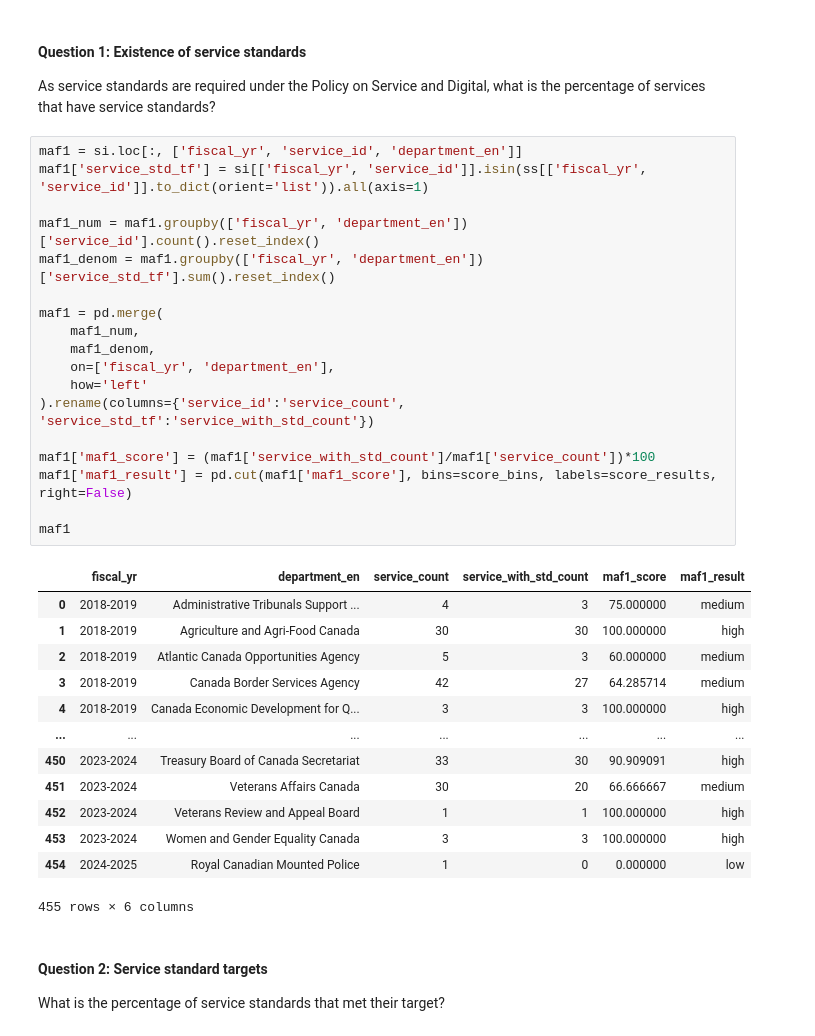
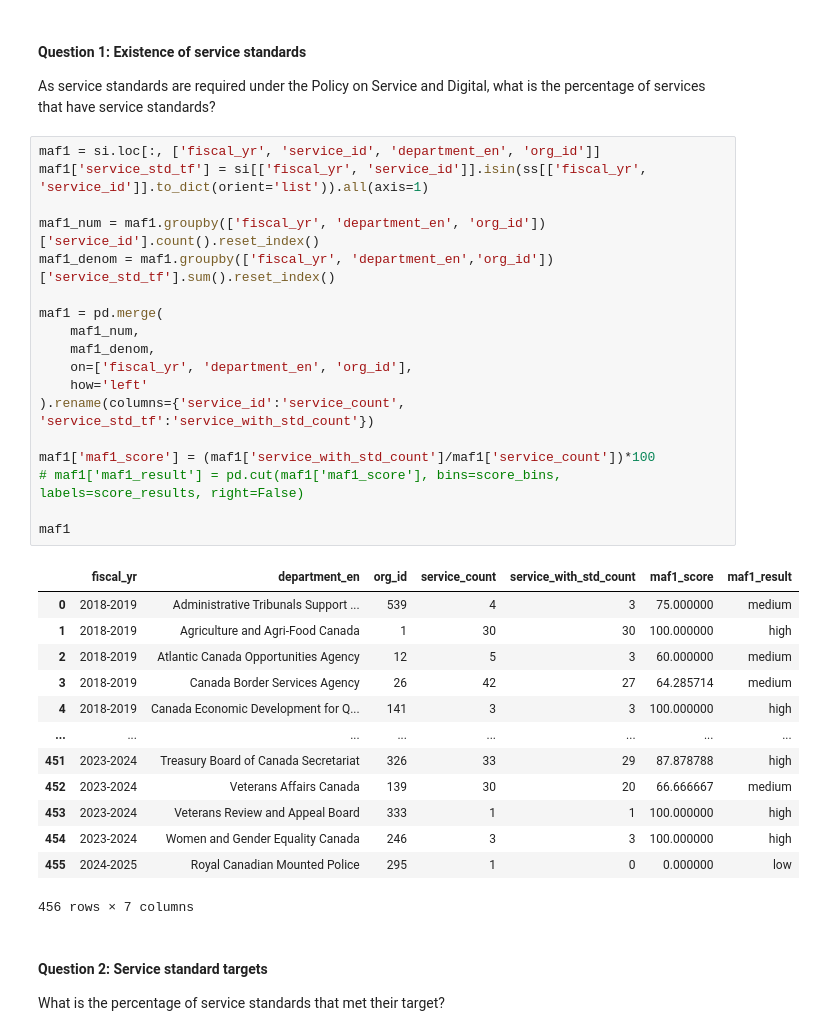
Before and after one commit to gcperformance/service-data, a Jupyter notebook: gc-service-data-script.ipynb, the cells around one changed output. Cells and saved outputs as stored; diff of their text form.

```diff
--- a/gc-service-data-script.ipynb
+++ b/gc-service-data-script.ipynb
@@ -579,37 +546,37 @@ score_results = ['low', 'medium', 'high']
 #### Question 1: Existence of service standards
 As service standards are required under the Policy on Service and Digital, what is the percentage of services that have service standards?
 # %%
-maf1 = si.loc[:, ['fiscal_yr', 'service_id', 'department_en']]
+maf1 = si.loc[:, ['fiscal_yr', 'service_id', 'department_en', 'org_id']]
 maf1['service_std_tf'] = si[['fiscal_yr', 'service_id']].isin(ss[['fiscal_yr', 'service_id']].to_dict(orient='list')).all(axis=1)
 
-maf1_num = maf1.groupby(['fiscal_yr', 'department_en'])['service_id'].count().reset_index()
-maf1_denom = maf1.groupby(['fiscal_yr', 'department_en'])['service_std_tf'].sum().reset_index()
+maf1_num = maf1.groupby(['fiscal_yr', 'department_en', 'org_id'])['service_id'].count().reset_index()
+maf1_denom = maf1.groupby(['fiscal_yr', 'department_en','org_id'])['service_std_tf'].sum().reset_index()
 
 maf1 = pd.merge(
     maf1_num,
     maf1_denom,
-    on=['fiscal_yr', 'department_en'],
+    on=['fiscal_yr', 'department_en', 'org_id'],
     how='left'
 ).rename(columns={'service_id':'service_count', 'service_std_tf':'service_with_std_count'})
 
 maf1['maf1_score'] = (maf1['service_with_std_count']/maf1['service_count'])*100
-maf1['maf1_result'] = pd.cut(maf1['maf1_score'], bins=score_bins, labels=score_results, right=False)
+# maf1['maf1_result'] = pd.cut(maf1['maf1_score'], bins=score_bins, labels=score_results, right=False)
 
 maf1
 # %% [output]
-|  | fiscal_yr | department_en | service_count | service_with_std_count | maf1_score | maf1_result |
-| 0 | 2018-2019 | Administrative Tribunals Support ... | 4 | 3 | 75.000000 | medium |
-| 1 | 2018-2019 | Agriculture and Agri-Food Canada | 30 | 30 | 100.000000 | high |
-| 2 | 2018-2019 | Atlantic Canada Opportunities Agency | 5 | 3 | 60.000000 | medium |
-| 3 | 2018-2019 | Canada Border Services Agency | 42 | 27 | 64.285714 | medium |
-| 4 | 2018-2019 | Canada Economic Development for Q... | 3 | 3 | 100.000000 | high |
-| ... | ... | ... | ... | ... | ... | ... |
-| 450 | 2023-2024 | Treasury Board of Canada Secretariat | 33 | 30 | 90.909091 | high |
-| 451 | 2023-2024 | Veterans Affairs Canada | 30 | 20 | 66.666667 | medium |
-| 452 | 2023-2024 | Veterans Review and Appeal Board | 1 | 1 | 100.000000 | high |
-| 453 | 2023-2024 | Women and Gender Equality Canada | 3 | 3 | 100.000000 | high |
-| 454 | 2024-2025 | Royal Canadian Mounted Police | 1 | 0 | 0.000000 | low |
+|  | fiscal_yr | department_en | org_id | service_count | service_with_std_count | maf1_score | maf1_result |
+| 0 | 2018-2019 | Administrative Tribunals Support ... | 539 | 4 | 3 | 75.000000 | medium |
+| 1 | 2018-2019 | Agriculture and Agri-Food Canada | 1 | 30 | 30 | 100.000000 | high |
+| 2 | 2018-2019 | Atlantic Canada Opportunities Agency | 12 | 5 | 3 | 60.000000 | medium |
+| 3 | 2018-2019 | Canada Border Services Agency | 26 | 42 | 27 | 64.285714 | medium |
+| 4 | 2018-2019 | Canada Economic Development for Q... | 141 | 3 | 3 | 100.000000 | high |
+| ... | ... | ... | ... | ... | ... | ... | ... |
+| 451 | 2023-2024 | Treasury Board of Canada Secretariat | 326 | 33 | 29 | 87.878788 | high |
+| 452 | 2023-2024 | Veterans Affairs Canada | 139 | 30 | 20 | 66.666667 | medium |
+| 453 | 2023-2024 | Veterans Review and Appeal Board | 333 | 1 | 1 | 100.000000 | high |
+| 454 | 2023-2024 | Women and Gender Equality Canada | 246 | 3 | 3 | 100.000000 | high |
+| 455 | 2024-2025 | Royal Canadian Mounted Police | 295 | 1 | 0 | 0.000000 | low |
-455 rows × 6 columns
+456 rows × 7 columns
 # %% [markdown]
 #### Question 2: Service standard targets
 What is the percentage of service standards that met their target?
```
Also changed, not shown: parts of 19 cells of this notebook, 2 other files.
